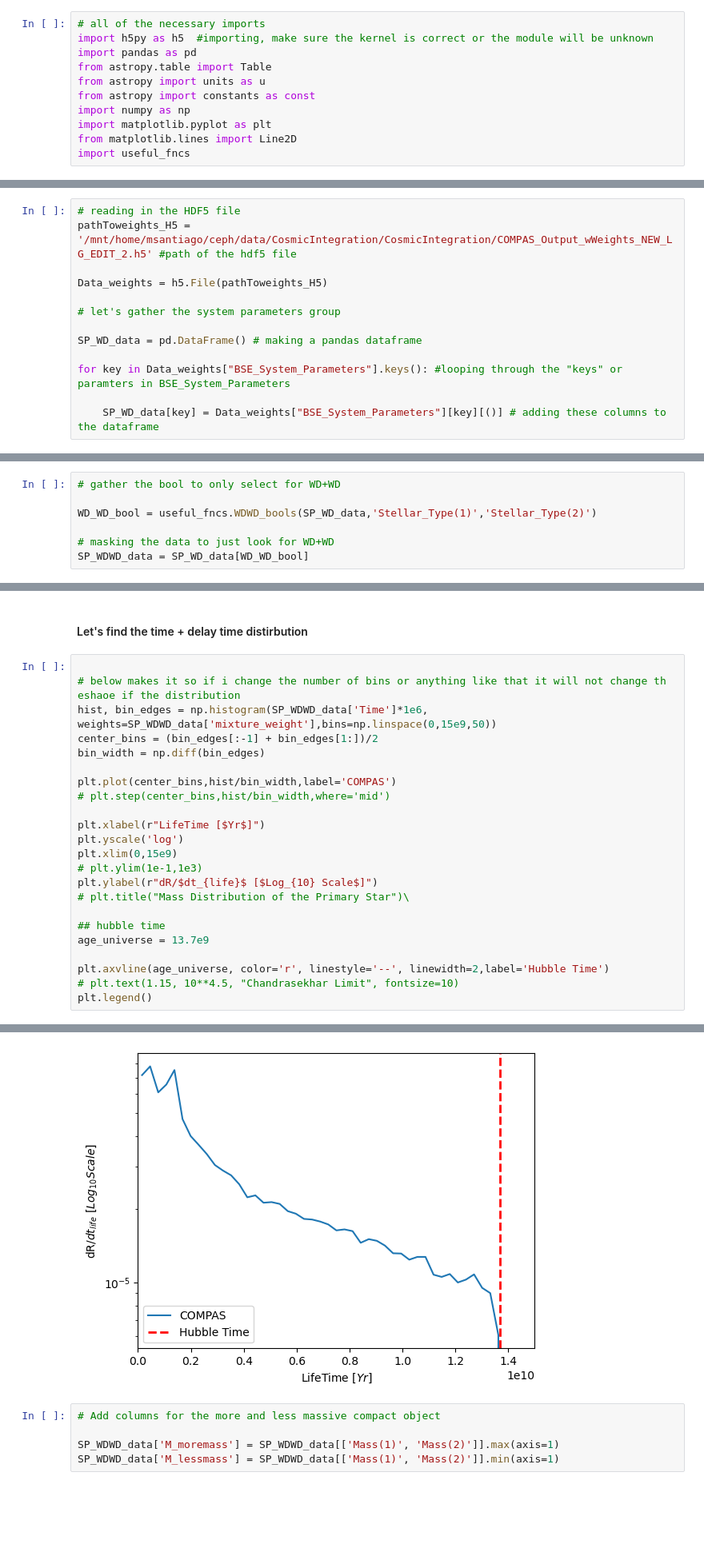
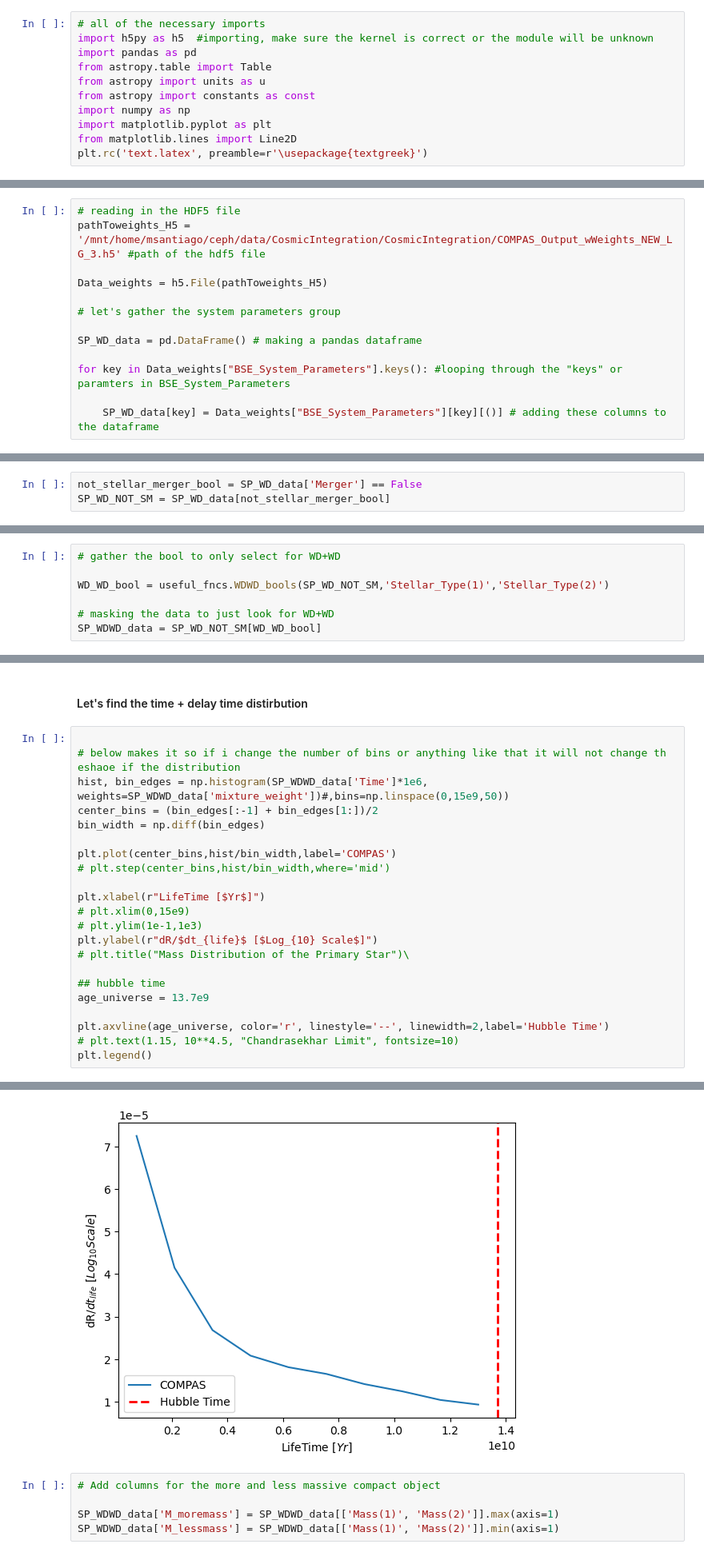
Before and after one commit to melanie-santiago26/research_work, a Jupyter notebook: making_figures/WD_WD_postprocessing.ipynb, the cells around one changed output, grey strips where cells are left out. Shown at 80% size. Cells and saved outputs as stored; diff of their text form; blank space fills up the shorter version.

Commit message:
mkaing my poster plots prettier

```diff
--- a/making_figures/WD_WD_postprocessing.ipynb
+++ b/making_figures/WD_WD_postprocessing.ipynb
@@ -10,4 +10,4 @@ from astropy import constants as const
 import numpy as np
 import matplotlib.pyplot as plt
 from matplotlib.lines import Line2D
-import useful_fncs
+plt.rc('text.latex', preamble=r'\usepackage{textgreek}')
@@ -17,7 +26,7 @@ import useful_fncs
 # noa
 # %%
 # reading in the HDF5 file
-pathToweights_H5 = '/mnt/home/msantiago/ceph/data/CosmicIntegration/CosmicIntegration/COMPAS_Output_wWeights_NEW_LG_EDIT_2.h5' #path of the hdf5 file
+pathToweights_H5 = '/mnt/home/msantiago/ceph/data/CosmicIntegration/CosmicIntegration/COMPAS_Output_wWeights_NEW_LG_3.h5' #path of the hdf5 file
 
 Data_weights = h5.File(pathToweights_H5)
 
@@ -31,9 +58,12 @@ for key in Data_weights["BSE_System_Parameters"].keys(): #looping through the "k
+# %%
+not_stellar_merger_bool = SP_WD_data['Merger'] == False
+SP_WD_NOT_SM = SP_WD_data[not_stellar_merger_bool]
 # %% [markdown]
 Let's mak esure we are only looking at the WD+WD from this output
 # %%
 # gather the bool to only select for WD+WD
 
-WD_WD_bool = useful_fncs.WDWD_bools(SP_WD_data,'Stellar_Type(1)','Stellar_Type(2)')
+WD_WD_bool = useful_fncs.WDWD_bools(SP_WD_NOT_SM,'Stellar_Type(1)','Stellar_Type(2)')
 
 # masking the data to just look for WD+WD
-SP_WDWD_data = SP_WD_data[WD_WD_bool]
+SP_WDWD_data = SP_WD_NOT_SM[WD_WD_bool]
@@ -182,29 +219,28 @@ plt.axvline(chandra_limit, color='r', linestyle='--', linewidth=2)
 # %%
 
 # below makes it so if i change the number of bins or anything like that it will not change th eshaoe if the distribution
-hist, bin_edges = np.histogram(SP_WDWD_data['Time']*1e6, weights=SP_WDWD_data['mixture_weight'],bins=np.linspace(0,15e9,50))
+hist, bin_edges = np.histogram(SP_WDWD_data['Time']*1e6, weights=SP_WDWD_data['mixture_weight'])#,bins=np.linspace(0,15e9,50))
 center_bins = (bin_edges[:-1] + bin_edges[1:])/2
 bin_width = np.diff(bin_edges)
 
 plt.plot(center_bins,hist/bin_width,label='COMPAS')
 # plt.step(center_bins,hist/bin_width,where='mid')
 
 plt.xlabel(r"LifeTime [$Yr$]")
-plt.yscale('log')
-plt.xlim(0,15e9)
+# plt.xlim(0,15e9)
 # plt.ylim(1e-1,1e3)
 plt.ylabel(r"dR/$dt_{life}$ [$Log_{10} Scale$]")
 # plt.title("Mass Distribution of the Primary Star")\
 
 ## hubble time
 age_universe = 13.7e9
 
 plt.axvline(age_universe, color='r', linestyle='--', linewidth=2,label='Hubble Time')
 # plt.text(1.15, 10**4.5, "Chandrasekhar Limit", fontsize=10)
 plt.legend()
 # %% [output]
 <matplotlib.legend.Legend at 0x...>
-[figure, old version]
+[figure, new version]
 # %%
 # Add columns for the more and less massive compact object
 
```
Also changed, not shown: parts of 23 cells of this notebook, 3 other files.
